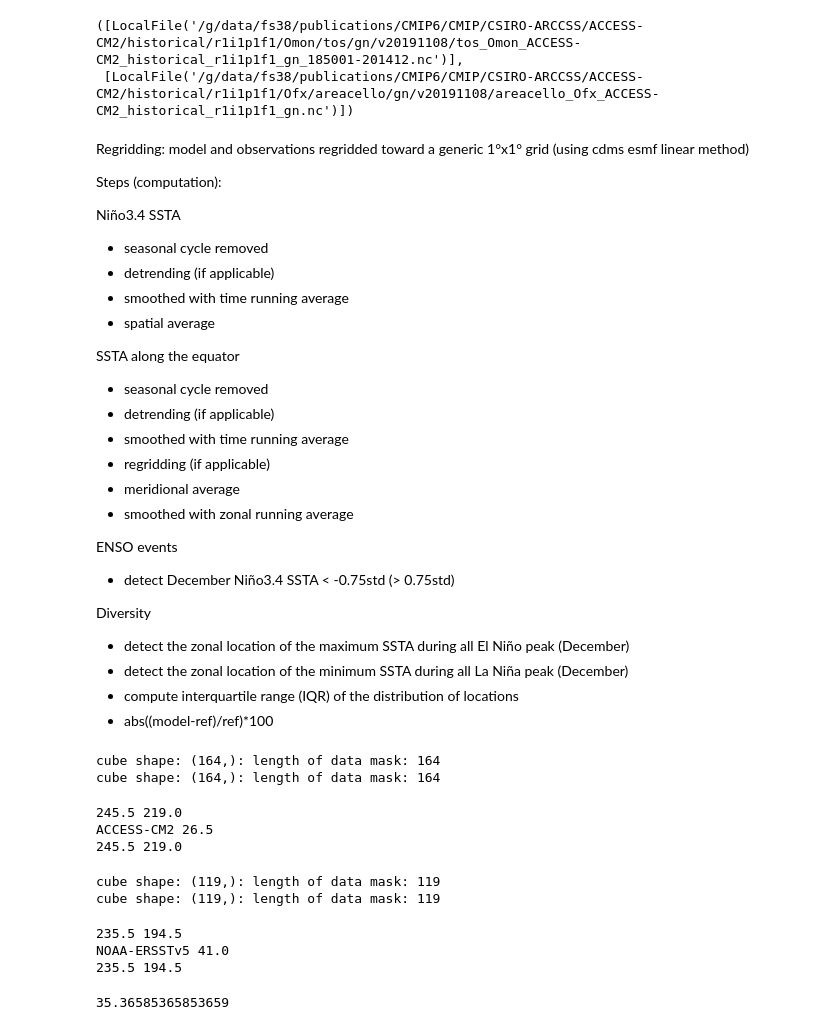
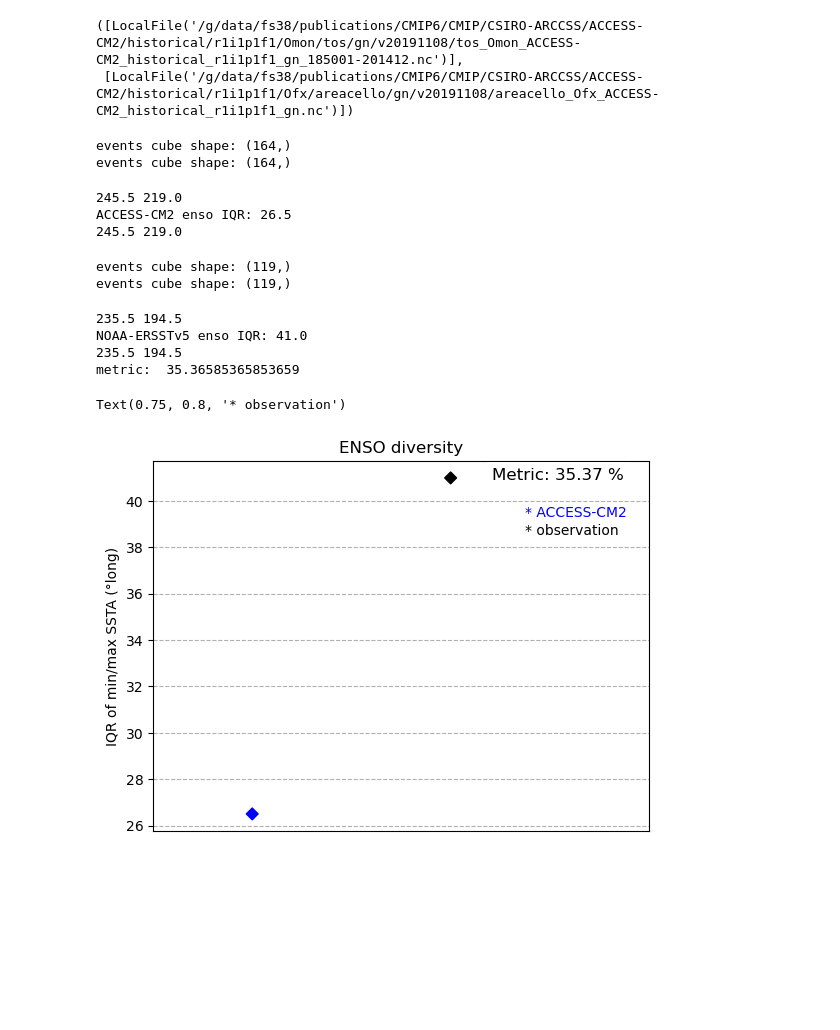
Before and after one commit to ACCESS-NRI/ENSO_recipes, a Jupyter notebook: ENSO_diversity.ipynb, the cells around one changed output. Cells and saved outputs as stored; diff of their text form; code cells hidden in the pictures; blank space fills up the shorter version.

```diff
--- a/ENSO_diversity.ipynb
+++ b/ENSO_diversity.ipynb
@@ -47,35 +47,6 @@ var.files,var.supplementaries[0].files
 WARNING:esmvalcore.local:'CMIP6' rootpaths '/g/data/zv30/cmip/CMIP6' set in config-user.yml do not exist
 ([LocalFile('/g/data/fs38/publications/CMIP6/CMIP/CSIRO-ARCCSS/ACCESS-CM2/historical/r1i1p1f1/Omon/tos/gn/v20191108/tos_Omon_ACCESS-CM2_historical_r1i1p1f1_gn_185001-201412.nc')],
  [LocalFile('/g/data/fs38/publications/CMIP6/CMIP/CSIRO-ARCCSS/ACCESS-CM2/historical/r1i1p1f1/Ofx/areacello/gn/v20191108/areacello_Ofx_ACCESS-CM2_historical_r1i1p1f1_gn.nc')])
-# %% [markdown]
-Regridding:
-model and observations regridded toward a generic 1°x1° grid (using cdms esmf linear method)
-
-Steps (computation):
-
-Niño3.4 SSTA
-- seasonal cycle removed
-- detrending (if applicable)
-- smoothed with time running average
-- spatial average
-
-SSTA along the equator
-
-- seasonal cycle removed
-- detrending (if applicable)
-- smoothed with time running average
-- regridding (if applicable)
-- meridional average
-- smoothed with zonal running average
-
-ENSO events
-- detect December Niño3.4 SSTA < -0.75std (> 0.75std)
-
-Diversity
-- detect the zonal location of the maximum SSTA during all El Niño peak (December)
-- detect the zonal location of the minimum SSTA during all La Niña peak (December)
-- compute interquartile range (IQR) of the distribution of locations
-- abs((model-ref)/ref)*100
 # %%
 import iris
 from esmvalcore.preprocessor import (
@@ -193,22 +159,44 @@ for ds in datasets:
 
     eq_res = eq_ssta(ds.load())
     results_lon = diversity(eq_res, events)
-    enso = results_lon['nino'] + results_lon['nina']
-    print(ds['dataset'], 'enso IQR:', iqr(enso))
-    process[ds['dataset']] = results_lon + [enso]
-    metric.append(iqr(enso))
+    results_lon['enso'] = results_lon['nino'] + results_lon['nina']
+    print(ds['dataset'], 'enso IQR:', iqr(results_lon['enso']))
+    process[ds['dataset']] = results_lon
+    metric.append(iqr(results_lon['enso']))#plot with label
 
 print('metric: ', compute(metric[1],metric[0]))
 # %% [output]
-cube shape: (164,): length of data mask: 164
-cube shape: (164,): length of data mask: 164
+events cube shape: (164,)
+events cube shape: (164,)
 245.5 219.0
-ACCESS-CM2 26.5
+ACCESS-CM2 enso IQR: 26.5
 245.5 219.0
-cube shape: (119,): length of data mask: 119
-cube shape: (119,): length of data mask: 119
+events cube shape: (119,)
+events cube shape: (119,)
 235.5 194.5
-NOAA-ERSSTv5 41.0
+NOAA-ERSSTv5 enso IQR: 41.0
 235.5 194.5
+metric:  35.36585365853659
-35.36585365853659
+# %%
+
+
+plt.scatter(range(len(metric)), metric, c=['blue','black'], marker='D')
+
+plt.xlim(-0.5,2)#range(-1,3,1)) #['model','obs']
+plt.xticks([])
+
+plt.ylabel('IQR of min/max SSTA (°long)')
+plt.grid(linestyle='--', axis='y')
+plt.title('ENSO diversity')
+
+metricval = compute(metric[1],metric[0])
+plt.text(0.95, 0.95, f'Metric: {metricval:.2f} %', fontsize=12, ha='right', transform=plt.gca().transAxes,
+         bbox=dict(facecolor='white', alpha=0.8, edgecolor='none'))
+
+plt.text(0.75,0.85, '* ACCESS-CM2', color='blue',transform=plt.gca().transAxes)
+plt.text(0.75,0.8, '* observation', color='black',transform=plt.gca().transAxes)
+# plt.legend(loc='lower right')
+# %% [output]
+Text(0.75, 0.8, '* observation')
+[figure, added]
 # %%
```
Also changed, not shown: parts of 6 cells of this notebook, 2 other files.
